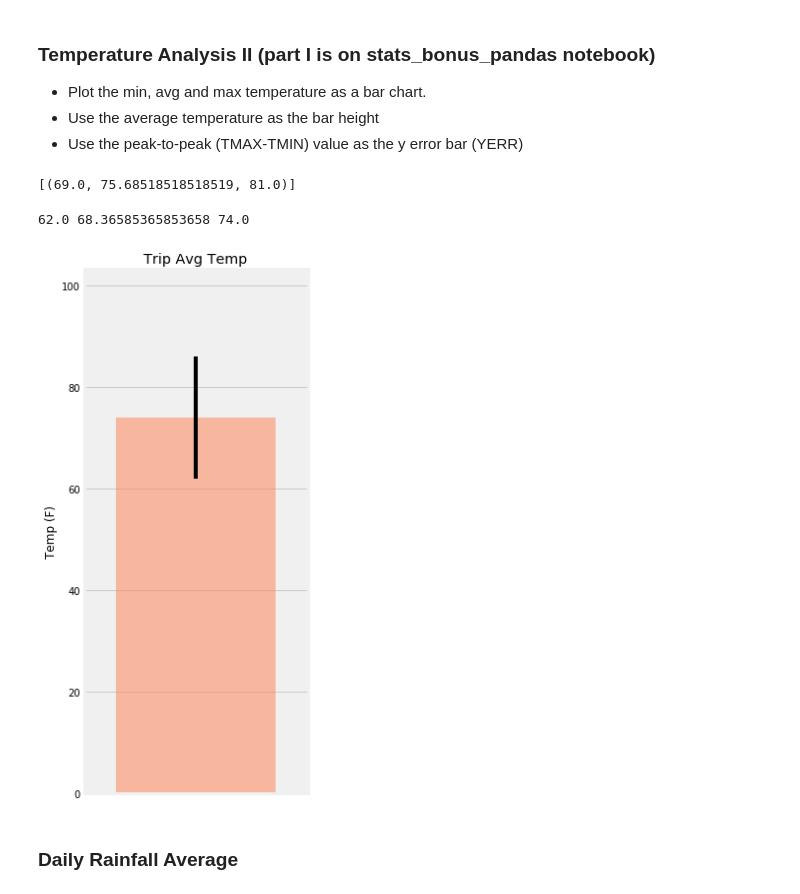
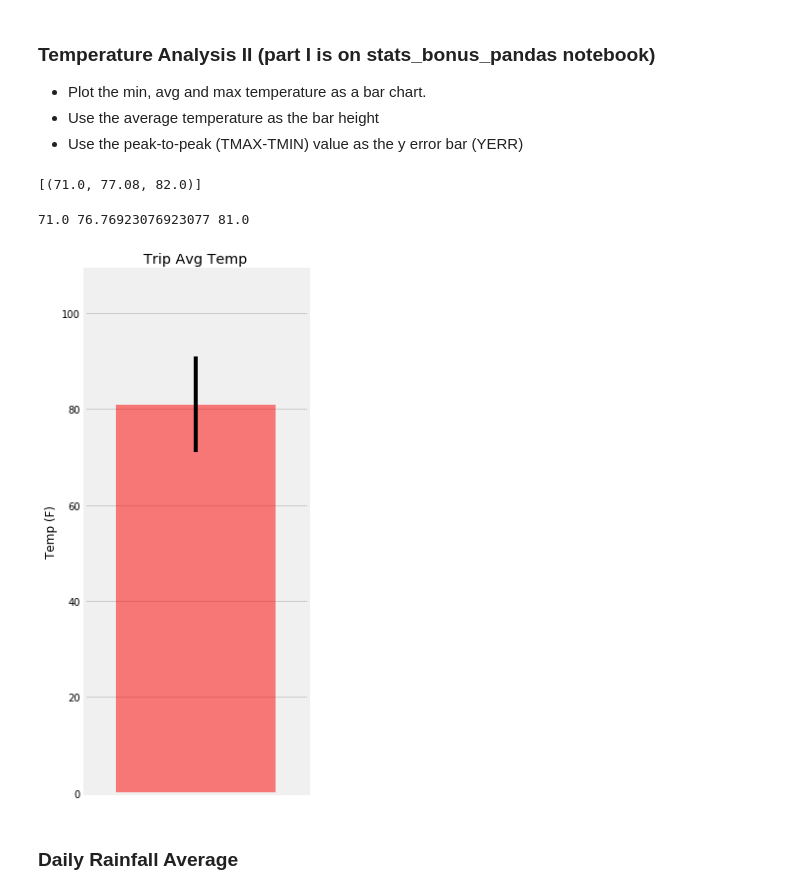
Before and after one commit to Emily-Keymon/Climate-Analysis, a Jupyter notebook: climate_analysis.ipynb, the cells around one changed output. Cells and saved outputs as stored; diff of their text form; code cells hidden in the pictures.

```diff
--- a/climate_analysis.ipynb
+++ b/climate_analysis.ipynb
@@ -222,7 +221,8 @@ plt.show()
 * Use the peak-to-peak (TMAX-TMIN) value as the y error bar (YERR)
 # %%
 # This function called `calc_temps` will accept start date and end date in the format '%Y-%m-%d'
-# and return the minimum, maximum, and average temperatures for that range of dates
+# and return the minimum, maximum, and average temperatures for that range of dates (6/23 - 6/30/17)
+
 def calc_temps(start_date, end_date):
     """TMIN, TAVG, and TMAX for a list of dates.
 
@@ -236,35 +236,39 @@ def calc_temps(start_date, end_date):
 
     return session.query(func.min(Measurement.tobs), func.avg(Measurement.tobs), func.max(Measurement.tobs)).\
         filter(Measurement.date >= start_date).filter(Measurement.date <= end_date).all()
-print(calc_temps('2015-06-23', '2015-06-30'))
+print(calc_temps('2017-06-23', '2017-06-30'))
 # %% [output]
-[(69.0, 75.68518518518519, 81.0)]
+[(71.0, 77.08, 82.0)]
 # %%
-# Use the function `calc_temps` to calculate the tmin, tavg, and tmax for your trip using the previous year's data for those same dates.
+# Use the function `calc_temps` to calculate the tmin, tavg, and tmax for your trip
+# using the previous year's data for those same dates (6/23 - 6/30/17)
 
-prev_year_start = dt.date(2018, 1, 1) - dt.timedelta(days=365)
-prev_year_end = dt.date(2018, 1, 7) - dt.timedelta(days=365)
+prev_year_start = dt.date(2017, 6, 23) - dt.timedelta(days=365)
+prev_year_end = dt.date(2017, 6, 30) - dt.timedelta(days=365)
 
 tmin, tavg, tmax = calc_temps(prev_year_start.strftime("%Y-%m-%d"), prev_year_end.strftime("%Y-%m-%d"))[0]
 print(tmin, tavg, tmax)
 # %% [output]
-62.0 68.36585365853658 74.0
+71.0 76.76923076923077 81.0
 # %%
 # Plot the min, avg and max temperature from previous query as a bar chart
 # Use the average temperature for the y value (bar height)
 # Use the peak-to-peak (TMAX -TMIN) value as the y error bar (YERR)
+
 fig, ax = plt.subplots(figsize=plt.figaspect(2.))
 xpos = 1
 yerr = tmax-tmin
 
-bar = ax.bar(xpos, tmax, yerr=yerr, alpha=0.5, color='coral', align="center")
+bar = ax.bar(xpos, tmax, yerr=yerr, alpha=0.5, color='red', align="center")
 ax.set(xticks=range(xpos), xticklabels="a", title="Trip Avg Temp", ylabel="Temp (F)")
 ax.margins(.2, .2)
 # fig.autofmt_xdate()
 fig.tight_layout()
+
+# Show chart
 fig.show()
 # %% [output]
-[figure, old version]
+[figure, new version]
 # %% [markdown]
 ### Daily Rainfall Average
 # %%
```
Also changed, not shown: parts of 10 cells of this notebook, 1 other file.
